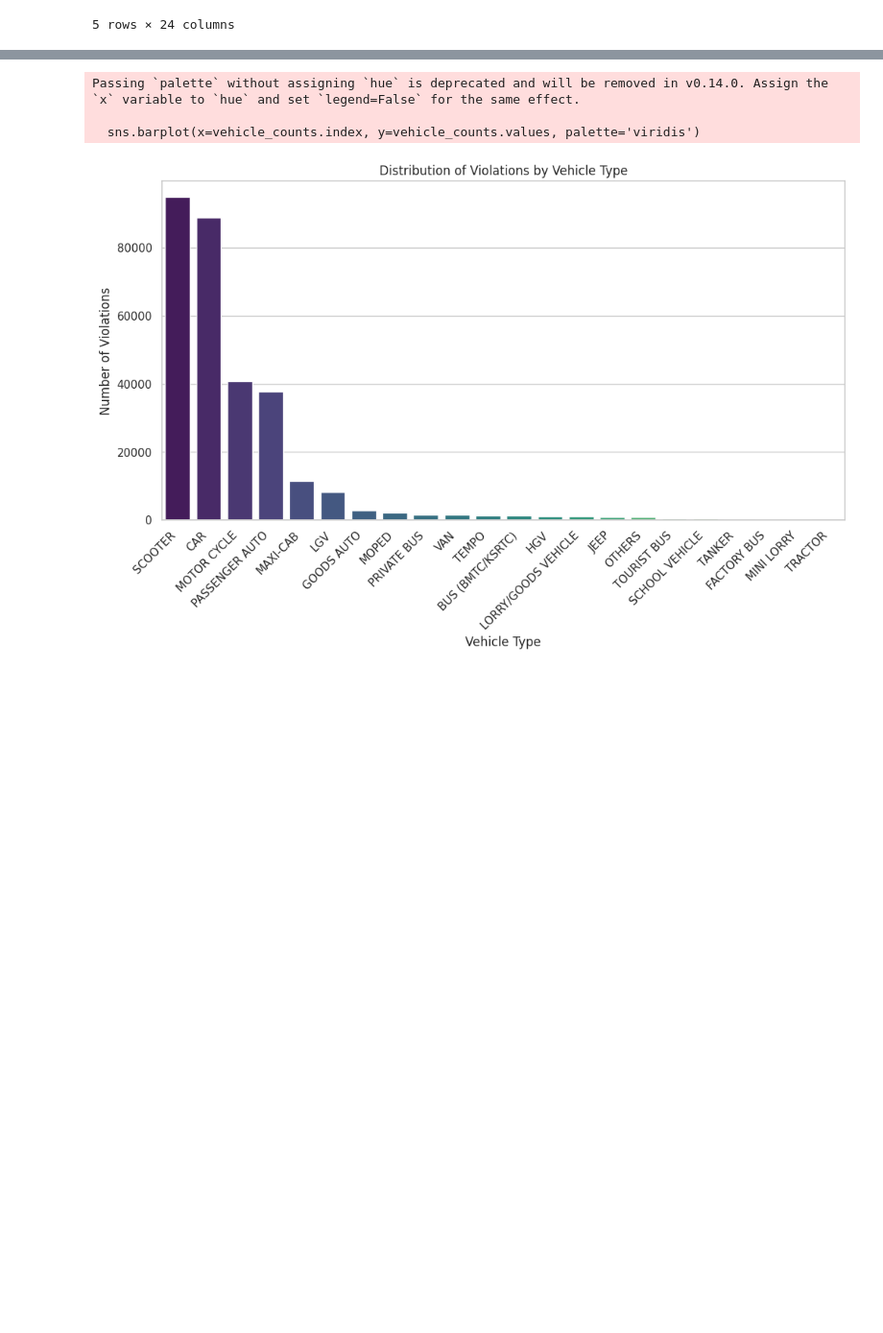
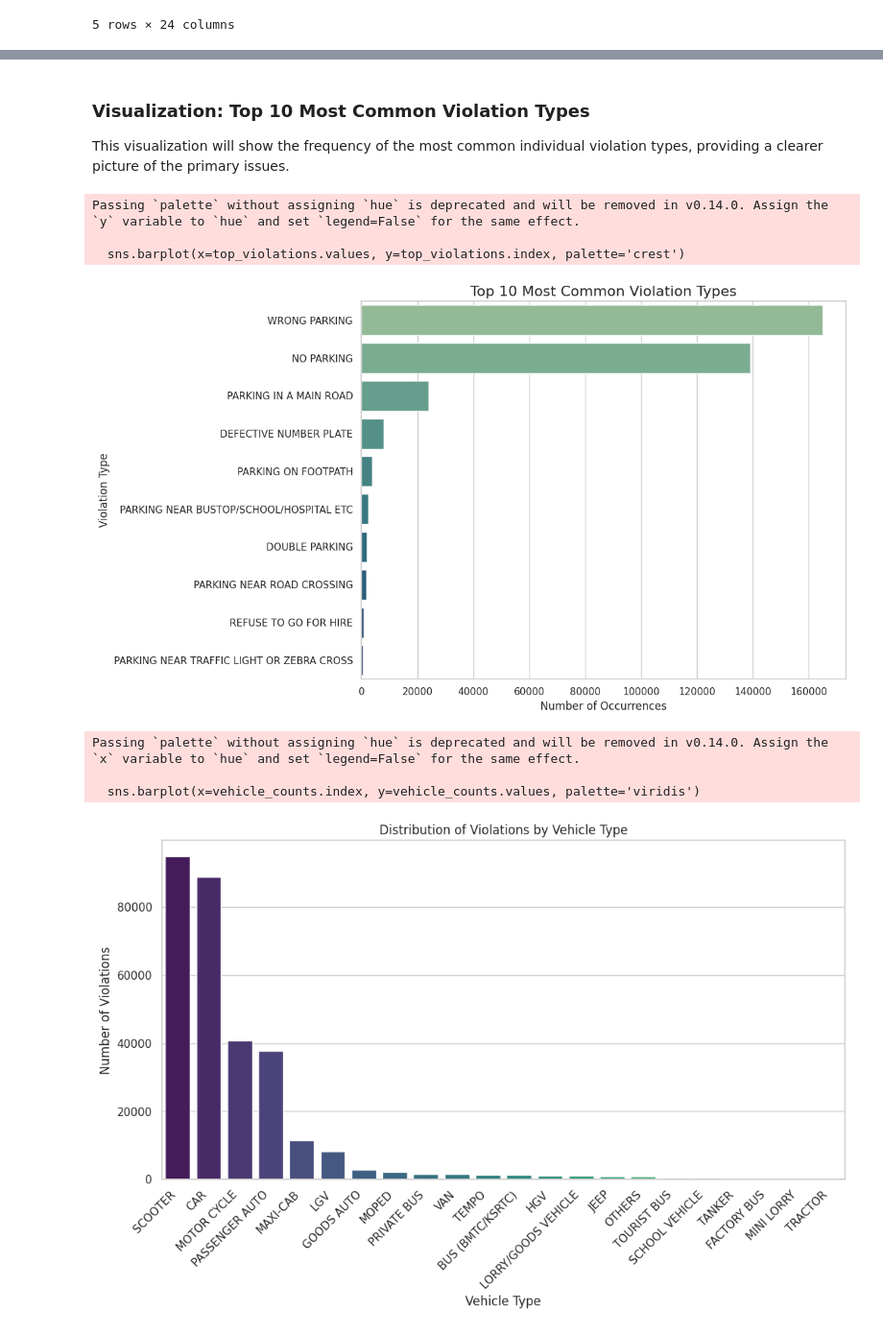
Before and after one commit to CodeIsFire/Gridlock-hackathon2026, a Jupyter notebook: Untitled8.ipynb, the cells around one changed output, grey strips where cells are left out. Shown at 96% size. Drawn from its saved outputs; the diff is of its cells as text; code cells hidden in the pictures; blank space fills up the shorter version.

```diff
--- a/Untitled8.ipynb
+++ b/Untitled8.ipynb
@@ -60,6 +60,17 @@ else:
 
     plt.tight_layout()
     plt.show()
+    import ast
+
+# Convert 'violation_type' string representation of list to actual list
+# Using ast.literal_eval for safe evaluation of string literals
+df['violation_type_list'] = df['violation_type'].apply(lambda x: ast.literal_eval(x) if isinstance(x, str) else x)
+
+# Explode the list to have one row per individual violation type
+df_violations_exploded = df.explode('violation_type_list')
+
+print('\n### Sample of Preprocessed Violation Types ###')
+display(df_violations_exploded[['id', 'violation_type', 'violation_type_list']].head())
 # %% [output]
 Processing file: jan to may police violation_anonymized791b166.csv
 
@@ -89,3 +120,26 @@ Passing `palette` without assigning `hue` is deprecated and will be removed in v
+# %% [markdown]
+### Visualization: Top 10 Most Common Violation Types
+
+This visualization will show the frequency of the most common individual violation types, providing a clearer picture of the primary issues.
+# %%
+import matplotlib.pyplot as plt
+import seaborn as sns
+
+# Get the value counts of the individual violation types
+top_violations = df_violations_exploded['violation_type_list'].value_counts().head(10)
+
+plt.figure(figsize=(12, 7))
+sns.barplot(x=top_violations.values, y=top_violations.index, palette='crest')
+plt.title('Top 10 Most Common Violation Types', fontsize=16)
+plt.xlabel('Number of Occurrences', fontsize=12)
+plt.ylabel('Violation Type', fontsize=12)
+plt.tight_layout()
+plt.show()
+# %% [output]
+Passing `palette` without assigning `hue` is deprecated and will be removed in v0.14.0. Assign the `y` variable to `hue` and set `legend=False` for the same effect.
+
+  sns.barplot(x=top_violations.values, y=top_violations.index, palette='crest')
+[figure, added]
 # %%
 import matplotlib.pyplot as plt
 import seaborn as sns
```
Also changed, not shown: parts of 43 cells of this notebook.
